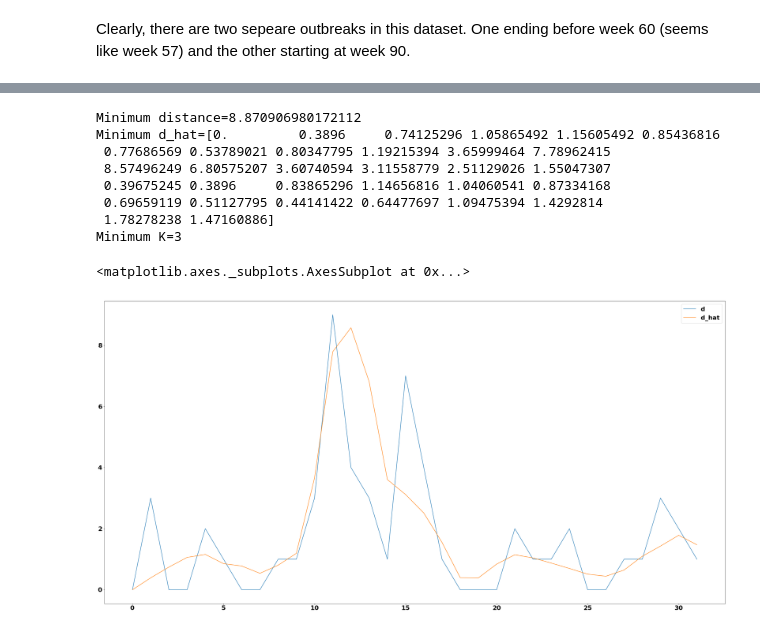
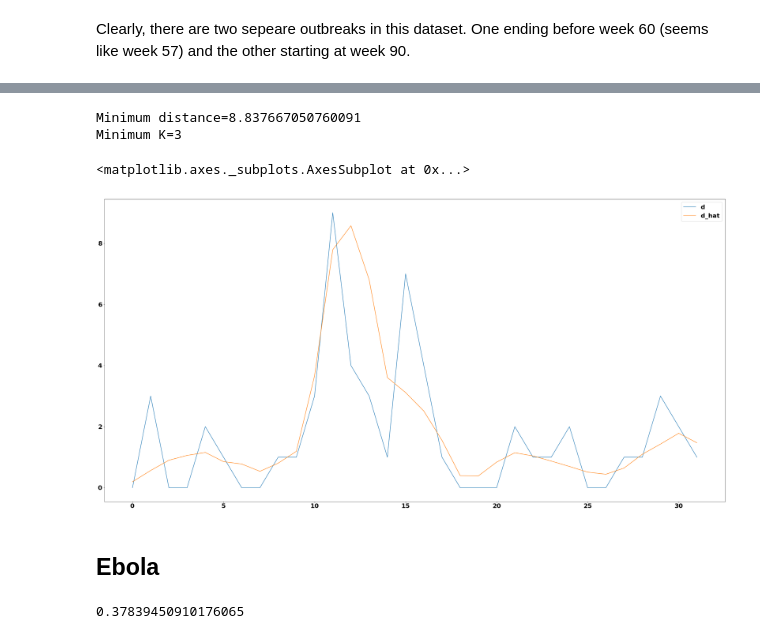
Before and after one commit to Thopiax/pydemic, a Jupyter notebook: analysis.ipynb, the cells around one changed output, grey strips where cells are left out. Saved outputs shown, nothing was run; the diff lists cells and outputs as text; code cells hidden in the pictures.

Commit message:
Using hydrogen + finishing mortality curve estimation

```diff
--- a/analysis.ipynb
+++ b/analysis.ipynb
@@ -47,31 +87,42 @@ smooth_sars_ts = sars_ts.diff().resample('W').sum()
 # %%
-def estimate_death_curve(X, d, S):
-    alpha_space = np.linspace(0.0001, 0.1, 1000)
+def calculate_d_hat(X, alpha, T, K):
+    d_hat = np.zeros(T)
 
+    for t in range(T):
+        for k in range(min(t+1, K)):
+            d_hat[t] += alpha * ((1 - alpha) ** k) * X[t - k]
+
+    return d_hat
+
+def estimate_death_curve(X, d, S=None, K=None, verbose=True):
     T = X.size
 
+    minimum_alpha = None
     minimum_K = None
     minimum_distance = None
     minimum_d_hat = None
 
+    change_K_flag = (K is None and S is not None)
+
+    alpha_space = np.linspace(0.0001, 0.1, 1000)
+
     for alpha in alpha_space:
-        K = int(np.ceil(np.log(S) / np.log(1 - alpha)))
+        if change_K_flag:
+            K = int(np.ceil(np.log(S) / np.log(1 - alpha)))
 
-        d_hat = np.zeros(T)
-
-        for t in range(T):
-            for k in range(min(t, K)):
-                d_hat[t] += alpha * ((1 - alpha) ** k) * X[t - k]
+        d_hat = calculate_d_hat(X, alpha, T, K)
 
         distance = np.linalg.norm(d - d_hat)
 
         if minimum_distance is None or distance < minimum_distance:
             minimum_distance = distance
+
             minimum_d_hat = d_hat
             minimum_K = K
+            minimum_alpha = alpha
 
-
-    print(f"Minimum distance={minimum_distance}\nMinimum K={minimum_K}")
+    if verbose:
+        print(f"Minimum distance={minimum_distance}\nOptimal K={minimum_K}\nOptimal alpha={minimum_alpha}")
 
     return pd.DataFrame.from_dict({"d": d, "d_hat": minimum_d_hat})
 # %%
@@ -92,9 +195,9 @@ Minimum K=5
 # %% [markdown]
 ## MERS
 # %%
-mers_ts = pd.read_csv('data/MERS/MERS_middle_east_timeline.csv', parse_dates=[0], index_col=0)
+mers_ts = pd.read_csv('data/time_series/MERS_me.csv', parse_dates=[0], index_col=0)
 # %%
-smooth_mers_ts = mers_ts.diff().resample('2W').sum()
+smooth_mers_ts = mers_ts.diff().resample('W').sum()
 # %%
 S_mers = calculate_survival_rate(mers_ts)
 S_mers
@@ -146,17 +255,15 @@ Minimum K=3
 # %%
-estimate_death_curve(
+second_death_curve = estimate_death_curve(
     second_mers_ts['Infected'].values,
     second_mers_ts['Dead'].values,
     S_mers
-).plot()
+)
+
+second_death_curve.plot()
 # %% [output]
-Minimum distance=8.870906980172112
-Minimum d_hat=[0.         0.3896     0.74125296 1.05865492 1.15605492 0.85436816
- 0.77686569 0.53789021 0.80347795 1.19215394 3.65999464 7.78962415
- 8.57496249 6.80575207 3.60740594 3.11558779 2.51129026 1.55047307
- 0.39675245 0.3896     0.83865296 1.14656816 1.04060541 0.87334168
- 0.69659119 0.51127795 0.44141422 0.64477697 1.09475394 1.4292814
- 1.78278238 1.47160886]
+Minimum distance=8.837667050760091
 Minimum K=3
 <matplotlib.axes._subplots.AxesSubplot at 0x...>
-[figure, old version]
+[figure, new version]
+# %% [markdown]
+## Ebola
@@ -162,0 +272,5 @@ Minimum K=3
+# %%
+S_ebola = calculate_survival_rate(ebola_guinea_ts)
+S_ebola
+# %% [output]
+0.37839450910176065
```
Also changed, not shown: parts of 27 cells of this notebook, 11 other files.
